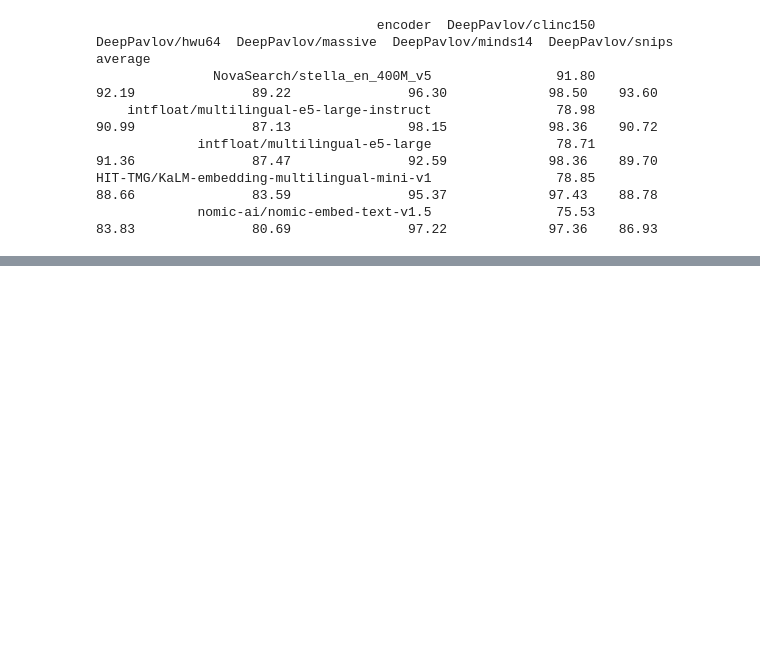
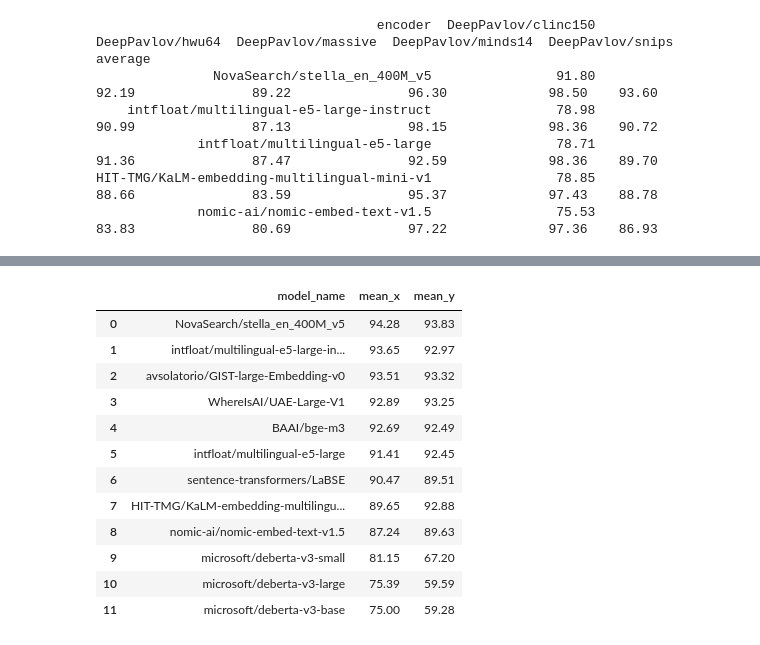
Before and after one commit to Darinochka/AutoIntent-experiments, a Jupyter notebook: encoders.ipynb, the cells around one changed output, grey strips where cells are left out. Drawn from its saved outputs; the diff is of its cells as text; code cells hidden in the pictures; blank space fills up the shorter version.

```diff
--- a/encoders.ipynb
+++ b/encoders.ipynb
@@ -81,0 +122,21 @@ HIT-TMG/KaLM-embedding-multilingual-mini-v1                78.85             88.
+# %%
+precise_ = precise[["model", "mean"]].rename({"model": "model_name"}, axis=1)
+precise_
+proxy_ = proxy[["model_name", "mean"]]
+merged = pd.merge(left=precise_, right=proxy_, on="model_name")
+merged[["mean_x", "mean_y"]] *= 100
+merged
+# %% [output]
+|  | model_name | mean_x | mean_y |
+| 0 | NovaSearch/stella_en_400M_v5 | 94.28 | 93.83 |
+| 1 | intfloat/multilingual-e5-large-in... | 93.65 | 92.97 |
+| 2 | avsolatorio/GIST-large-Embedding-v0 | 93.51 | 93.32 |
+| 3 | WhereIsAI/UAE-Large-V1 | 92.89 | 93.25 |
+| 4 | BAAI/bge-m3 | 92.69 | 92.49 |
+| 5 | intfloat/multilingual-e5-large | 91.41 | 92.45 |
+| 6 | sentence-transformers/LaBSE | 90.47 | 89.51 |
+| 7 | HIT-TMG/KaLM-embedding-multilingu... | 89.65 | 92.88 |
+| 8 | nomic-ai/nomic-embed-text-v1.5 | 87.24 | 89.63 |
+| 9 | microsoft/deberta-v3-small | 81.15 | 67.20 |
+| 10 | microsoft/deberta-v3-large | 75.39 | 59.59 |
+| 11 | microsoft/deberta-v3-base | 75.00 | 59.28 |
```
Also changed, not shown: parts of 10 cells of this notebook.
